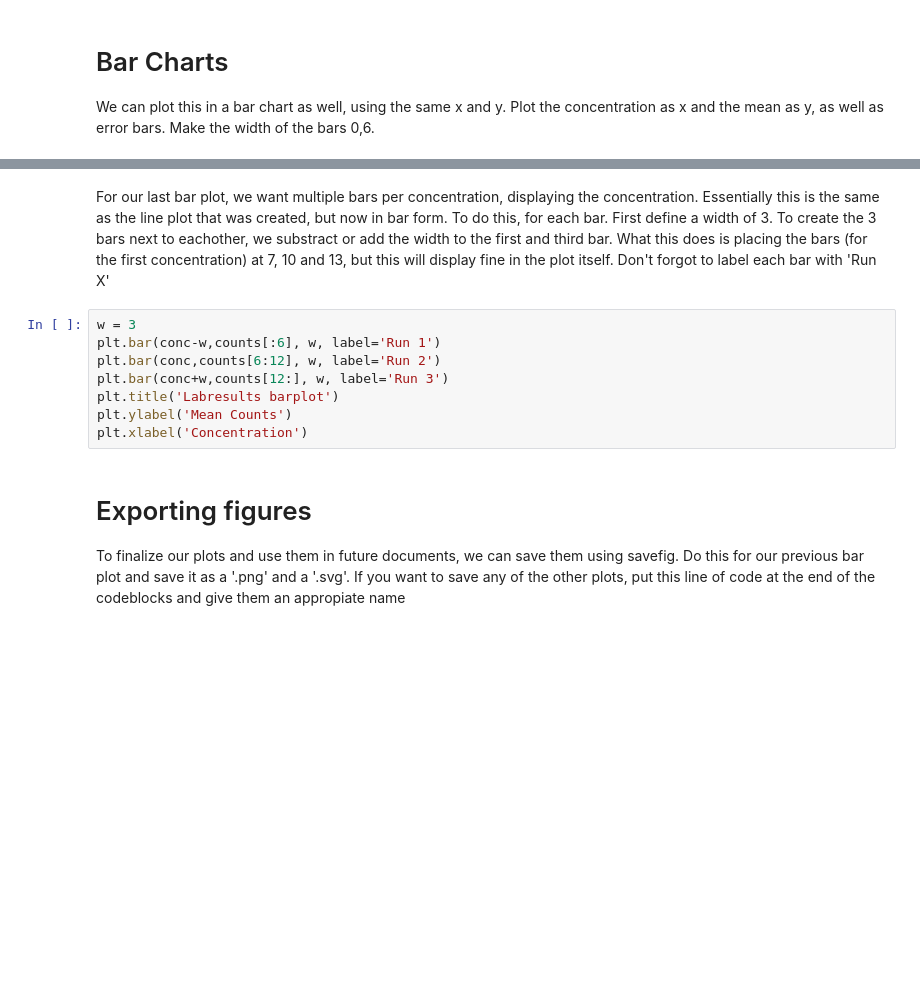
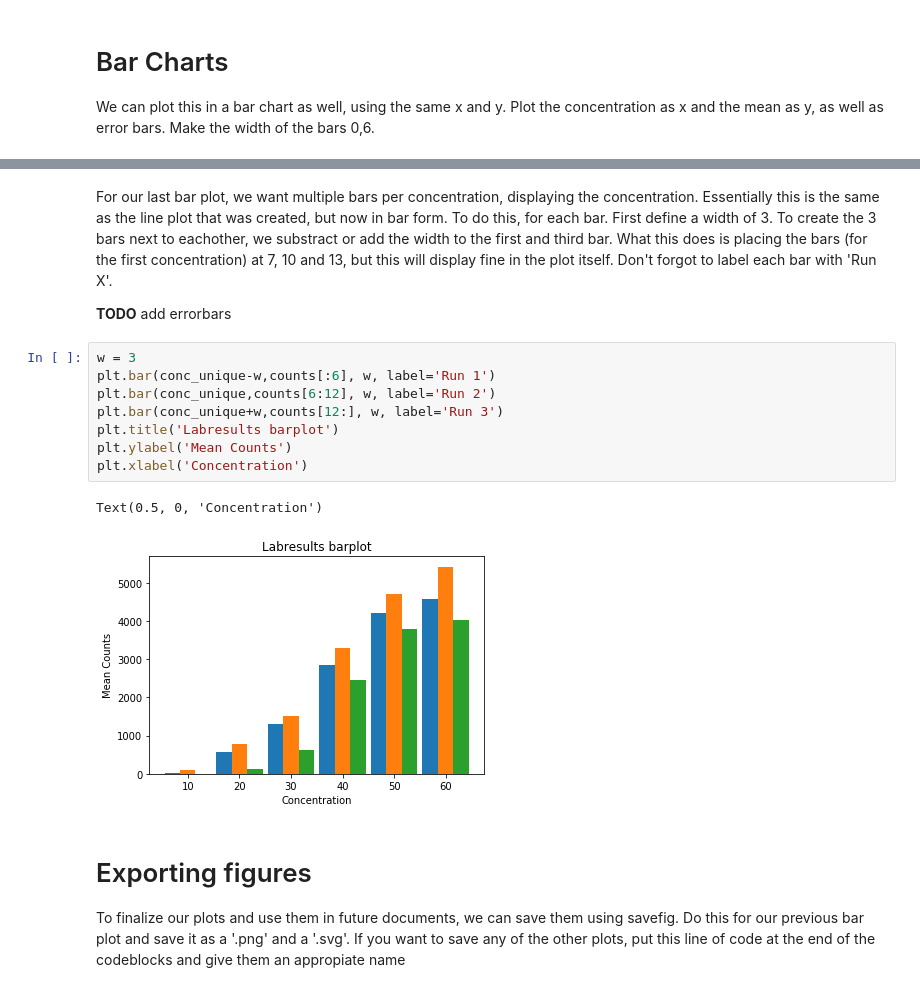
Before and after one commit to lacdr-tox/basic-programming-in-drug-discovery, a Jupyter notebook: python/exercises/2. Basic Plotting.ipynb, the cells around one changed output, grey strips where cells are left out. Drawn from its saved outputs; the diff is of its cells as text; blank space fills up the shorter version.

```diff
--- a/python/exercises/2. Basic Plotting.ipynb
+++ b/python/exercises/2. Basic Plotting.ipynb
@@ -140,14 +145,19 @@ Text(0.5,0,'Concentration')
 [figure]
 # %% [markdown]
-For our last bar plot, we want multiple bars per concentration, displaying the concentration. Essentially this is the same as the line plot that was created, but now in bar form. To do this, for each bar. First define a width of 3. To create the 3 bars next to eachother, we substract or add the width to the first and third bar. What this does is placing the bars (for the first concentration) at 7, 10 and 13, but this will display fine in the plot itself. Don't forgot to label each bar with 'Run X'
+For our last bar plot, we want multiple bars per concentration, displaying the concentration. Essentially this is the same as the line plot that was created, but now in bar form. To do this, for each bar. First define a width of 3. To create the 3 bars next to eachother, we substract or add the width to the first and third bar. What this does is placing the bars (for the first concentration) at 7, 10 and 13, but this will display fine in the plot itself. Don't forgot to label each bar with 'Run X'.
+
+**TODO** add errorbars
 # %%
 w = 3
-plt.bar(conc-w,counts[:6], w, label='Run 1')
-plt.bar(conc,counts[6:12], w, label='Run 2')
-plt.bar(conc+w,counts[12:], w, label='Run 3')
+plt.bar(conc_unique-w,counts[:6], w, label='Run 1')
+plt.bar(conc_unique,counts[6:12], w, label='Run 2')
+plt.bar(conc_unique+w,counts[12:], w, label='Run 3')
 plt.title('Labresults barplot')
 plt.ylabel('Mean Counts')
 plt.xlabel('Concentration')
+# %% [output]
+Text(0.5, 0, 'Concentration')
+[figure, added]
 # %% [markdown]
 # Exporting figures
 
```
Also changed, not shown: parts of 15 cells of this notebook.
